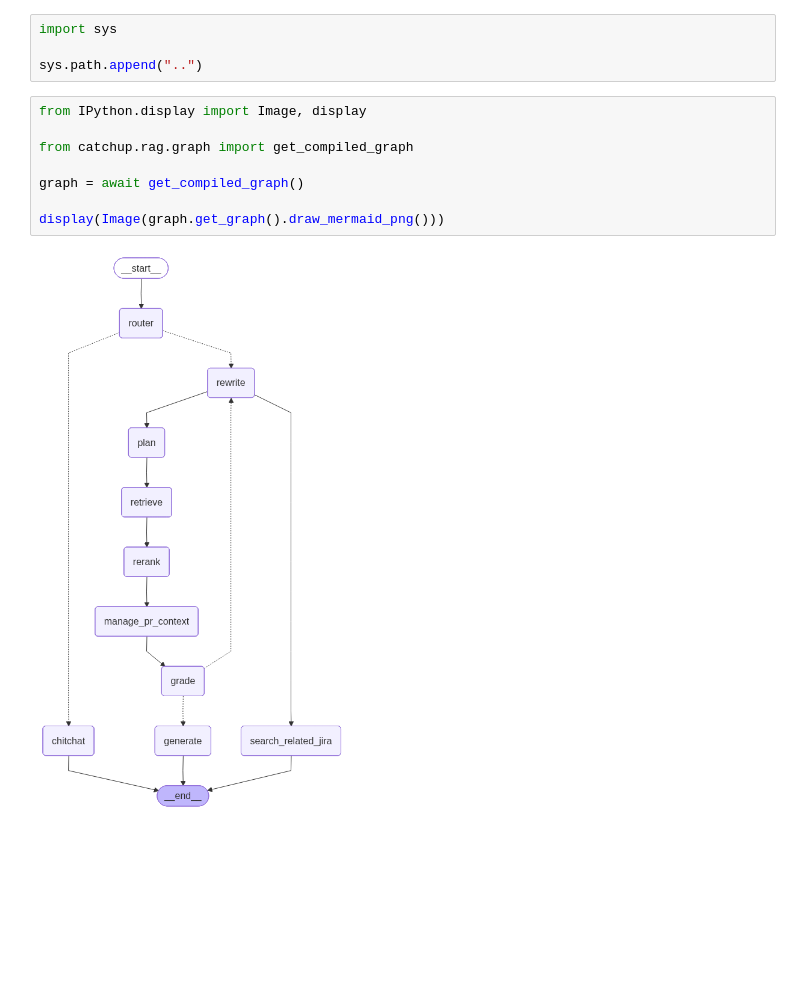
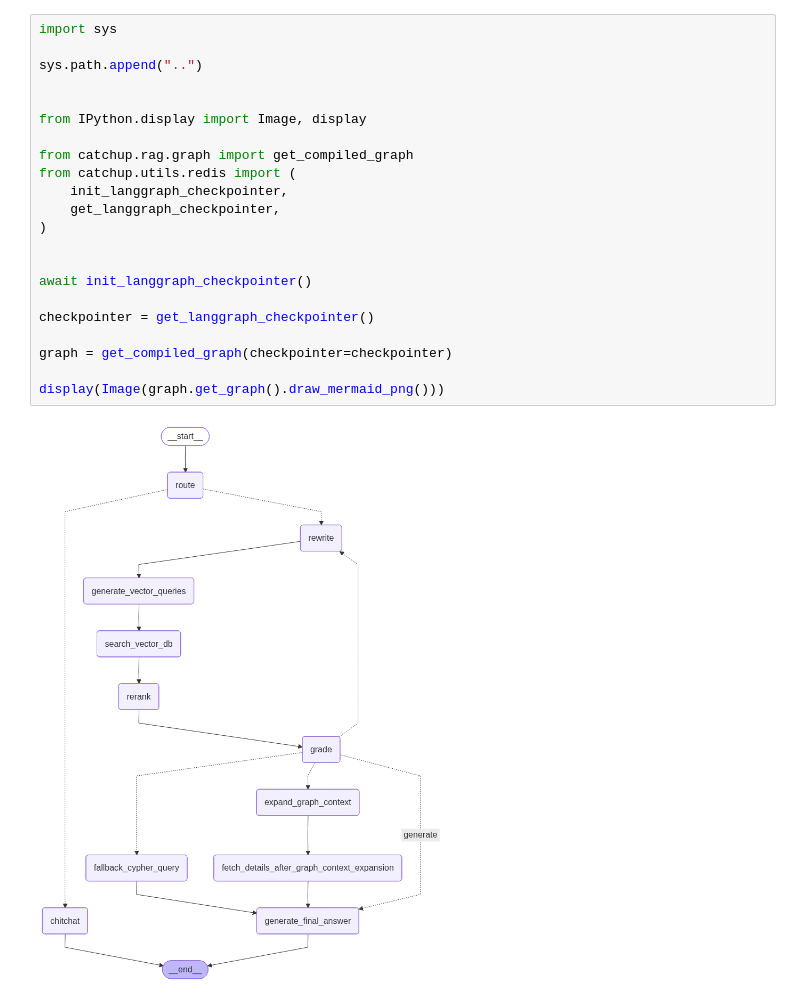
Before and after one commit to TeamCatchUp/catch-up, a Jupyter notebook: backend/notebook/graph_image.ipynb, the cells around one changed output. Saved outputs shown, nothing was run; the diff lists cells and outputs as text; blank space fills up the shorter version.

Commit message:
chore(backend): graph image 출력 시 checkpointer 주입

```diff
--- a/backend/notebook/graph_image.ipynb
+++ b/backend/notebook/graph_image.ipynb
@@ -1,14 +1,24 @@
 # %%
 import sys
 
 sys.path.append("..")
+
+
+from IPython.display import Image, display
+
+from catchup.rag.graph import get_compiled_graph
+from catchup.utils.redis import (
+    init_langgraph_checkpointer,
+    get_langgraph_checkpointer,
+)
+
+
+await init_langgraph_checkpointer()
+
+checkpointer = get_langgraph_checkpointer()
+
+graph = get_compiled_graph(checkpointer=checkpointer)
+
+display(Image(graph.get_graph().draw_mermaid_png()))
+# %% [output]
+[figure, added]
-# %%
-from IPython.display import Image, display
-
-from catchup.rag.graph import get_compiled_graph
-
-graph = await get_compiled_graph()
-
-display(Image(graph.get_graph().draw_mermaid_png()))
-# %% [output]
-[figure, removed]
```
